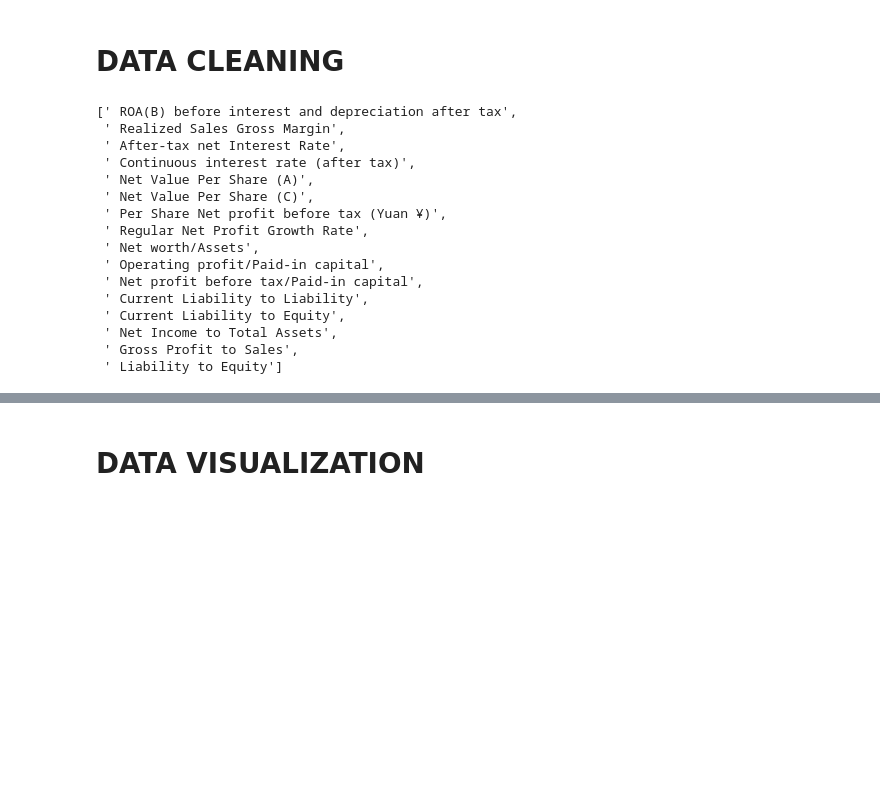
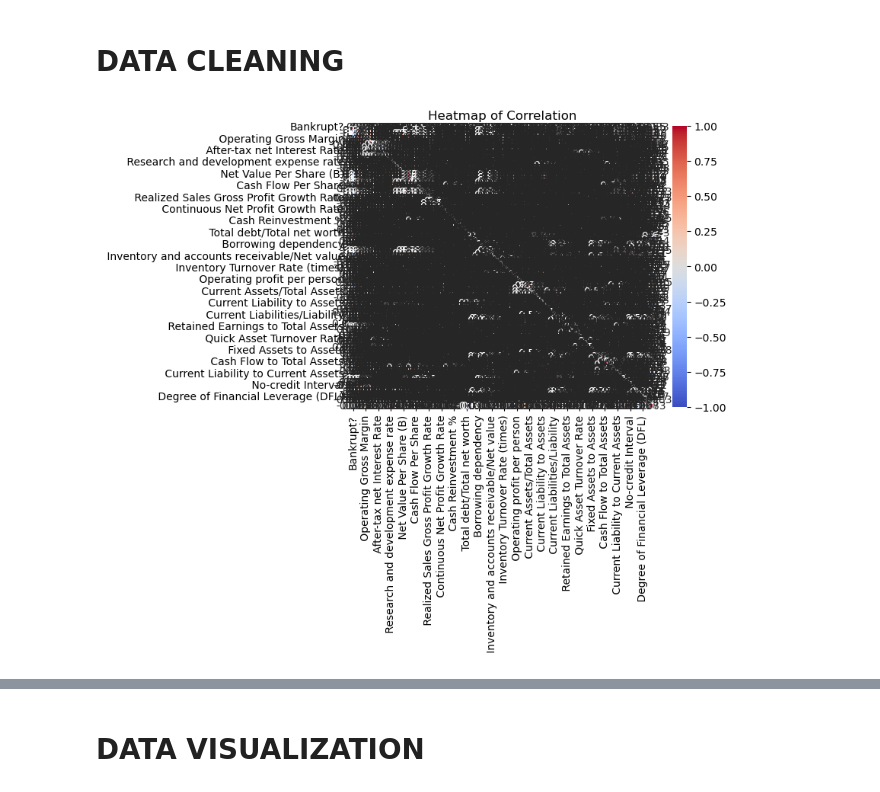
Before and after one commit to louis-md/project_7, a Jupyter notebook: cleaning_code.ipynb, the cells around one changed output, grey strips where cells are left out. Cells and saved outputs as stored; diff of their text form; code cells hidden in the pictures; blank space fills up the shorter version.

```diff
--- a/cleaning_code.ipynb
+++ b/cleaning_code.ipynb
@@ -196,28 +185,17 @@ Les doublons suivants ont été trouvés:
 0 rows × 96 columns
 # %% [markdown]
 # DATA CLEANING
-# %%
-corr_matrix = data.corr().abs()
-
-upper_tri = corr_matrix.where(np.triu(np.ones(corr_matrix.shape),k=1).astype(bool))
-
-to_drop = [column for column in upper_tri.columns if any(upper_tri[column] > 0.95)]
-
-pprint.pprint(to_drop)
-# %% [output]
-[' ROA(B) before interest and depreciation after tax',
- ' Realized Sales Gross Margin',
- ' After-tax net Interest Rate',
- ' Continuous interest rate (after tax)',
- ' Net Value Per Share (A)',
- ' Net Value Per Share (C)',
- ' Per Share Net profit before tax (Yuan ¥)',
- ' Regular Net Profit Growth Rate',
- ' Net worth/Assets',
- ' Operating profit/Paid-in capital',
- ' Net profit before tax/Paid-in capital',
- ' Current Liability to Liability',
- ' Current Liability to Equity',
- ' Net Income to Total Assets',
- ' Gross Profit to Sales',
- ' Liability to Equity']
+# %%
+# Create a correlation matrix
+correlation_matrix = data.corr()
+
+# Create the heatmap
+sns.heatmap(correlation_matrix, cmap='coolwarm', annot=True)
+
+# Set the title
+plt.title('Heatmap of Correlation')
+
+# Display the heatmap
+plt.show()
+# %% [output]
+[figure, added]
```
Also changed, not shown: parts of 14 cells of this notebook.
